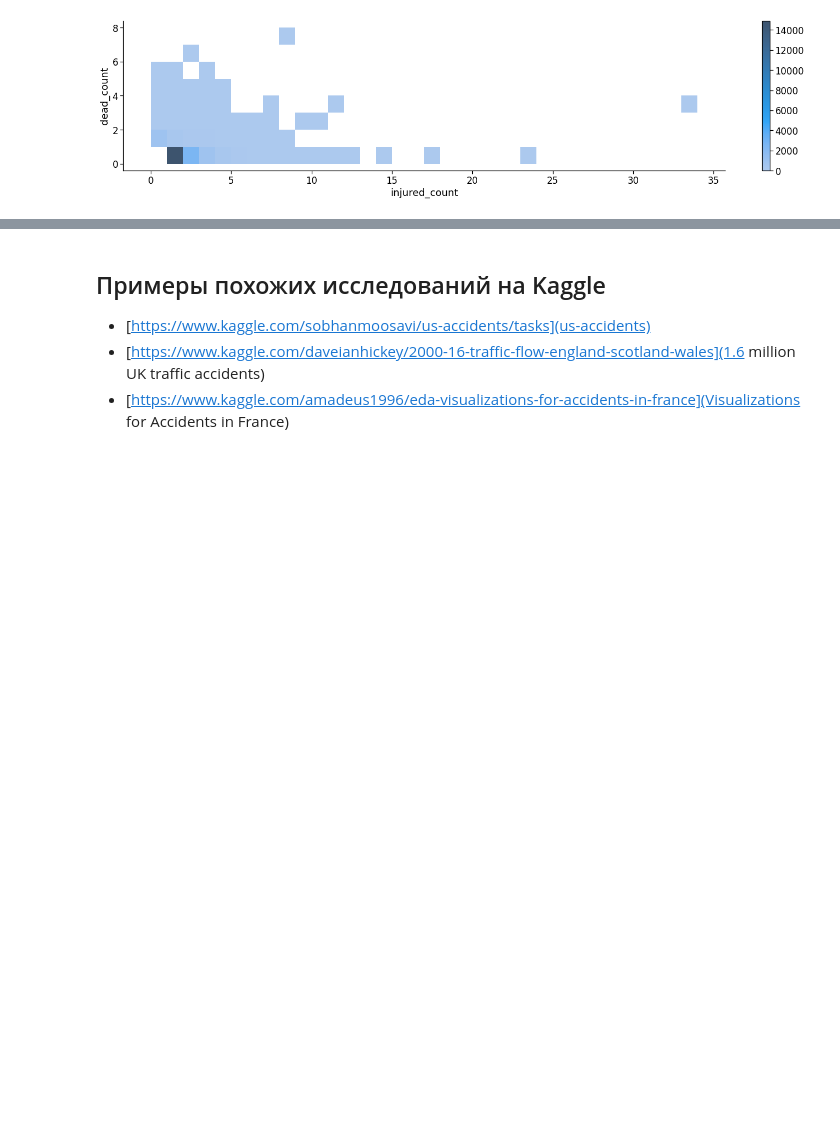
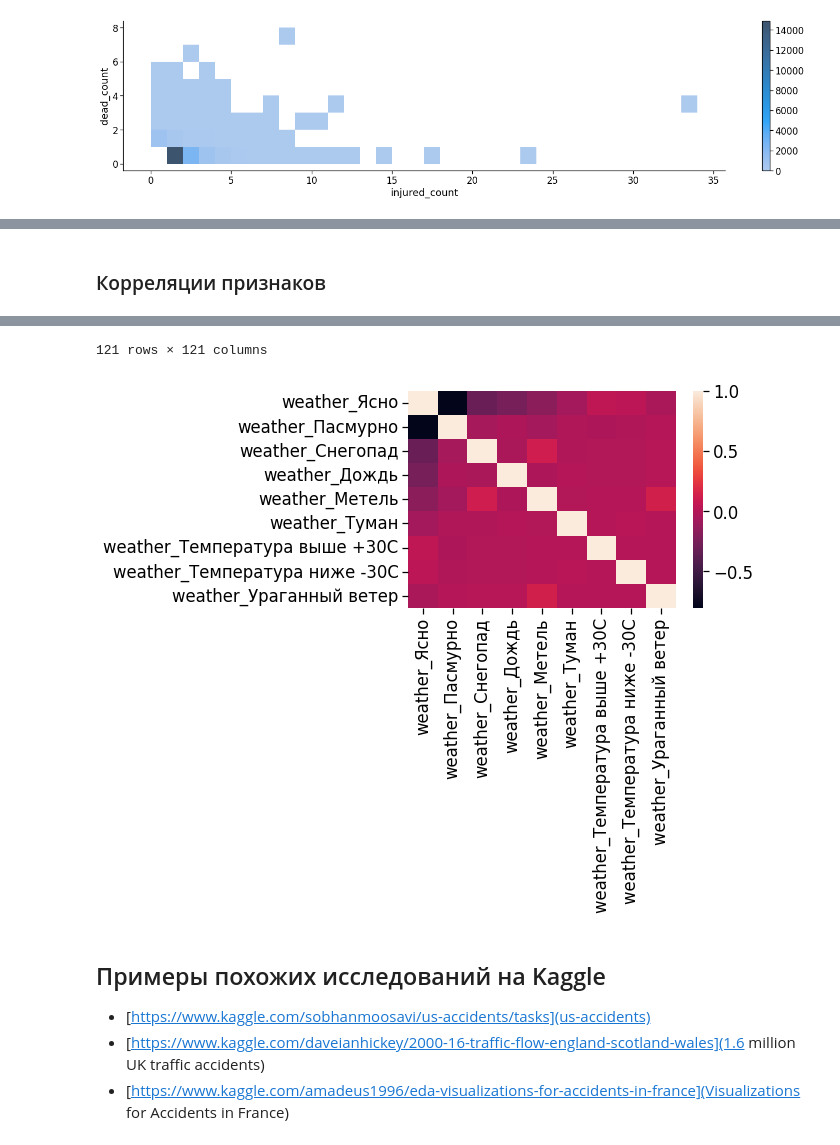
Before and after one commit to shlykov/dtp-stat-nb, a Jupyter notebook: dtp-regions.ipynb, the cells around one changed output, grey strips where cells are left out. Drawn from its saved outputs; the diff is of its cells as text; code cells hidden in the pictures; blank space fills up the shorter version.

```diff
--- a/dtp-regions.ipynb
+++ b/dtp-regions.ipynb
@@ -136,0 +168,9 @@ plt.show()
+# %%
+display(Markdown('### Корреляции признаков'))
+
+display(df.corr(method = "pearson"))
+
+sb.heatmap(df.filter(regex='^weather',axis=1).corr(method = "pearson"))
+plt.show()
+# %% [output]
+### Корреляции признаков
@@ -137,3 +189,5 @@ plt.show()
+121 rows × 121 columns
+[figure, added]
 # %% [markdown]
 ## Примеры похожих исследований на Kaggle
 - [https://www.kaggle.com/sobhanmoosavi/us-accidents/tasks](us-accidents)
```
Also changed, not shown: parts of 7 cells of this notebook.
